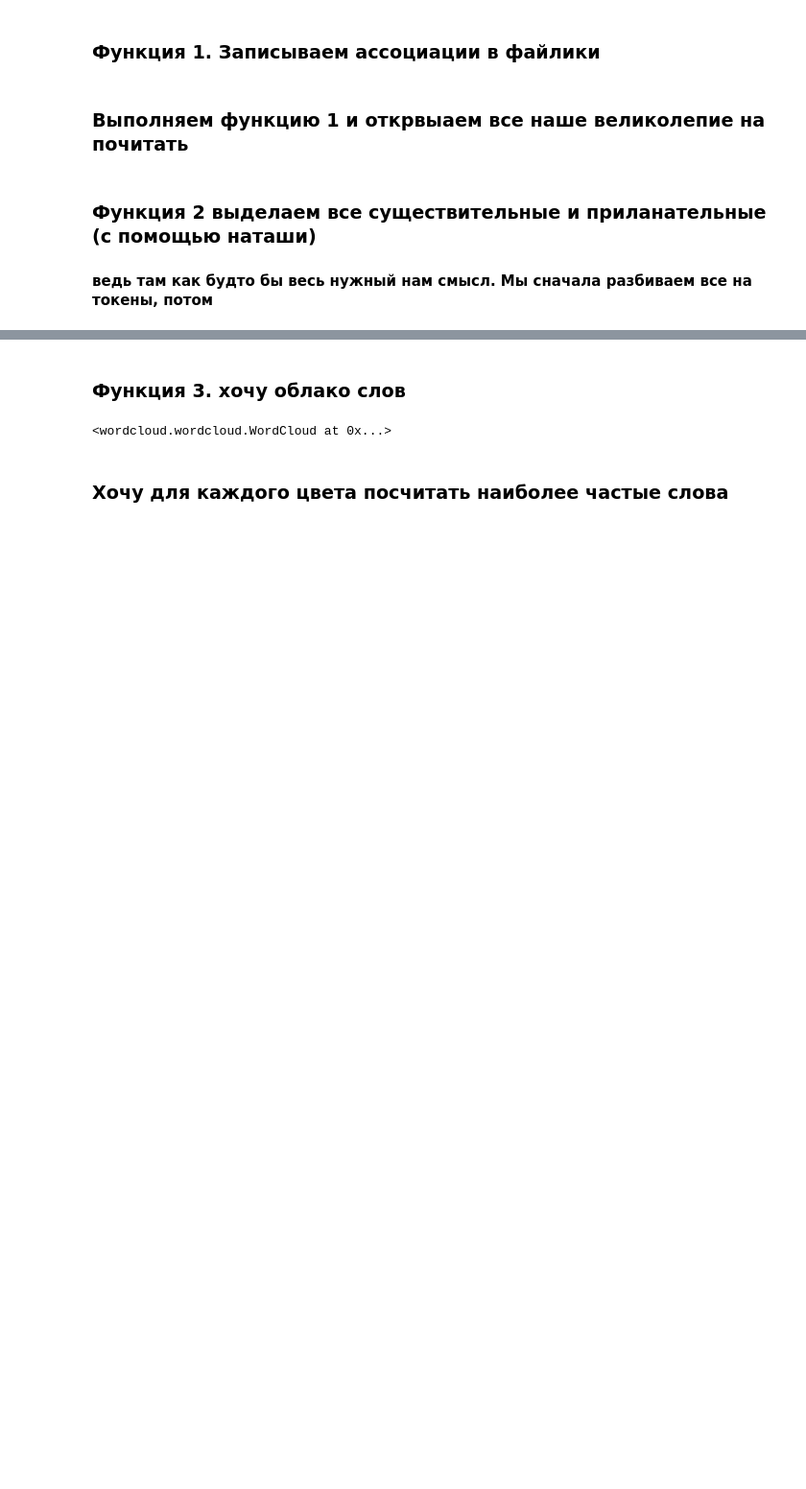
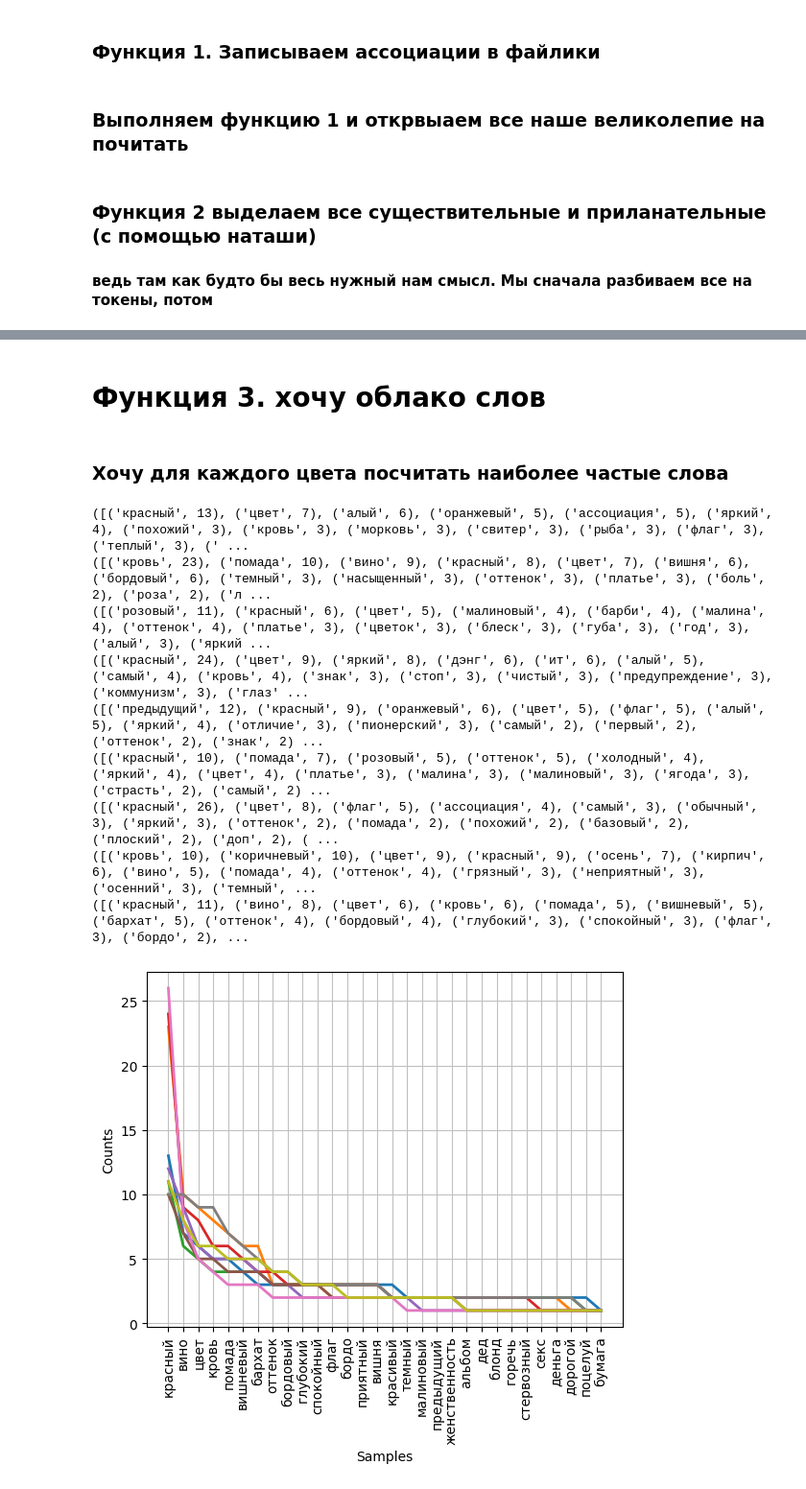
Before and after one commit to anyamelnikova1/DigitalLiteracy, a Jupyter notebook: scarlett.ipynb, the cells around one changed output, grey strips where cells are left out. Shown at 96% size. Drawn from its saved outputs; the diff is of its cells as text; code cells hidden in the pictures; blank space fills up the shorter version.

```diff
--- a/scarlett.ipynb
+++ b/scarlett.ipynb
@@ -76,10 +78,6 @@ wordfile9 = open('/Users/anyamelnikova/Desktop/vs/python/digitallit/ wordies_9',
 
 #### ведь там как будто бы весь нужный нам смысл. Мы сначала разбиваем все на токены, потом
 # %%
-
-
-
-
 
 def nounadj(wordfile):
     lst = []
@@ -94,7 +92,7 @@ def nounadj(wordfile):
             lst.append(token.lemma)
 
     for item in lst:
-        if item.isalnum() == False:
+        if item.isalpha() == False:
             lst.remove(item)
         else:
             item.lower()
@@ -110,5 +108,13 @@ nounadj6 = nounadj(wordfile6)
 nounadj7 = nounadj(wordfile7)
 nounadj8 = nounadj(wordfile8)
 nounadj9 = nounadj(wordfile9)
+print(nounadj1)
+print(nounadj2)
 print(nounadj3)
+print(nounadj4)
+print(nounadj5)
+print(nounadj6)
+print(nounadj7)
+print(nounadj8)
+print(nounadj9)
 # %% [output]
@@ -116,5 +130,5 @@ print(nounadj3)
 # %% [markdown]
-### Функция 3. хочу облако слов
+# Функция 3. хочу облако слов
 # %%
 
 color = 'xkcd:blood red'
@@ -151,24 +165,43 @@ clouds(nounadj6).to_file('/Users/anyamelnikova/Desktop/vs/python/digitallit/clou
 clouds(nounadj7).to_file('/Users/anyamelnikova/Desktop/vs/python/digitallit/cloud7.png')
 clouds(nounadj8).to_file('/Users/anyamelnikova/Desktop/vs/python/digitallit/cloud8.png')
 clouds(nounadj9).to_file('/Users/anyamelnikova/Desktop/vs/python/digitallit/cloud9.png')
-# %% [output]
-<wordcloud.wordcloud.WordCloud at 0x...>
 # %% [markdown]
 ### Хочу для каждого цвета посчитать наиболее частые слова
 # %%
 def frequency(nounad):
     fdist = FreqDist(nounad)
     a = fdist.most_common(100)
-    # b = fdist.plot(30,cumulative=False) потом понадобится, рисует график
-    return a
+    b = fdist.plot(30,cumulative=False)
+    return a, b
 
 freq1 = frequency(nounadj1)
 freq2 = frequency(nounadj2)
 freq3 = frequency(nounadj3)
 freq4 = frequency(nounadj4)
 freq5 = frequency(nounadj5)
 freq6 = frequency(nounadj6)
 freq7 = frequency(nounadj7)
 freq8 = frequency(nounadj8)
 freq9 = frequency(nounadj9)
+
+print(freq1)
+print(freq2)
+print(freq3)
+print(freq4)
+print(freq5)
+print(freq6)
+print(freq7)
+print(freq8)
+print(freq9)
+# %% [output]
+([('красный', 13), ('цвет', 7), ('алый', 6), ('оранжевый', 5), ('ассоциация', 5), ('яркий', 4), ('похожий', 3), ('кровь', 3), ('морковь', 3), ('свитер', 3), ('рыба', 3), ('флаг', 3), ('теплый', 3), (' ...
+([('кровь', 23), ('помада', 10), ('вино', 9), ('красный', 8), ('цвет', 7), ('вишня', 6), ('бордовый', 6), ('темный', 3), ('насыщенный', 3), ('оттенок', 3), ('платье', 3), ('боль', 2), ('роза', 2), ('л ...
+([('розовый', 11), ('красный', 6), ('цвет', 5), ('малиновый', 4), ('барби', 4), ('малина', 4), ('оттенок', 4), ('платье', 3), ('цветок', 3), ('блеск', 3), ('губа', 3), ('год', 3), ('алый', 3), ('яркий ...
+([('красный', 24), ('цвет', 9), ('яркий', 8), ('дэнг', 6), ('ит', 6), ('алый', 5), ('самый', 4), ('кровь', 4), ('знак', 3), ('стоп', 3), ('чистый', 3), ('предупреждение', 3), ('коммунизм', 3), ('глаз' ...
+([('предыдущий', 12), ('красный', 9), ('оранжевый', 6), ('цвет', 5), ('флаг', 5), ('алый', 5), ('яркий', 4), ('отличие', 3), ('пионерский', 3), ('самый', 2), ('первый', 2), ('оттенок', 2), ('знак', 2) ...
+([('красный', 10), ('помада', 7), ('розовый', 5), ('оттенок', 5), ('холодный', 4), ('яркий', 4), ('цвет', 4), ('платье', 3), ('малина', 3), ('малиновый', 3), ('ягода', 3), ('страсть', 2), ('самый', 2) ...
+([('красный', 26), ('цвет', 8), ('флаг', 5), ('ассоциация', 4), ('самый', 3), ('обычный', 3), ('яркий', 3), ('оттенок', 2), ('помада', 2), ('похожий', 2), ('базовый', 2), ('плоский', 2), ('доп', 2), ( ...
+([('кровь', 10), ('коричневый', 10), ('цвет', 9), ('красный', 9), ('осень', 7), ('кирпич', 6), ('вино', 5), ('помада', 4), ('оттенок', 4), ('грязный', 3), ('неприятный', 3), ('осенний', 3), ('темный', ...
+([('красный', 11), ('вино', 8), ('цвет', 6), ('кровь', 6), ('помада', 5), ('вишневый', 5), ('бархат', 5), ('оттенок', 4), ('бордовый', 4), ('глубокий', 3), ('спокойный', 3), ('флаг', 3), ('бордо', 2), ...
+[figure, added]
 # %% [markdown]
```
Also changed, not shown: parts of 14 cells of this notebook.
